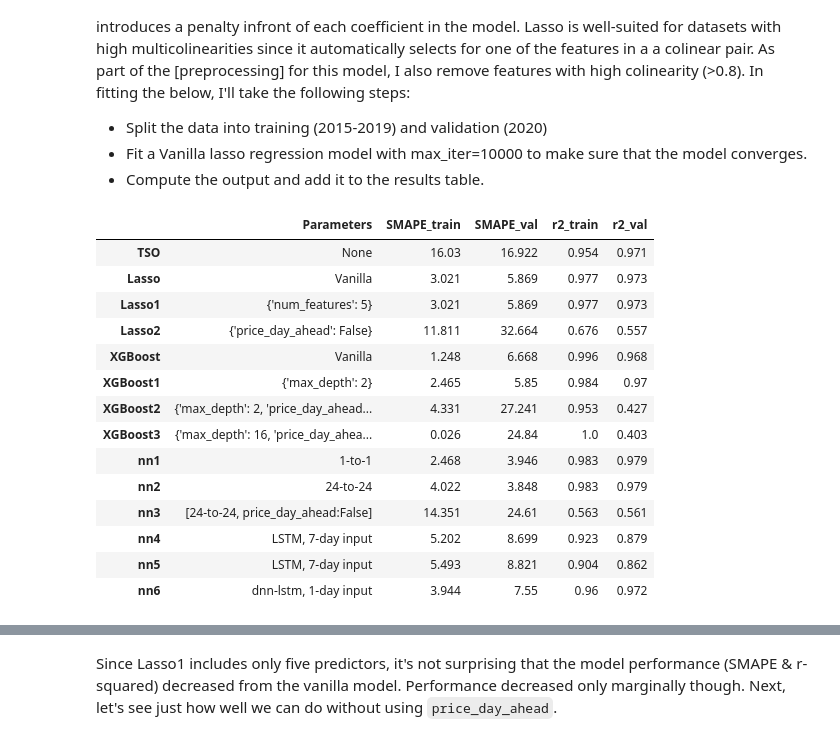
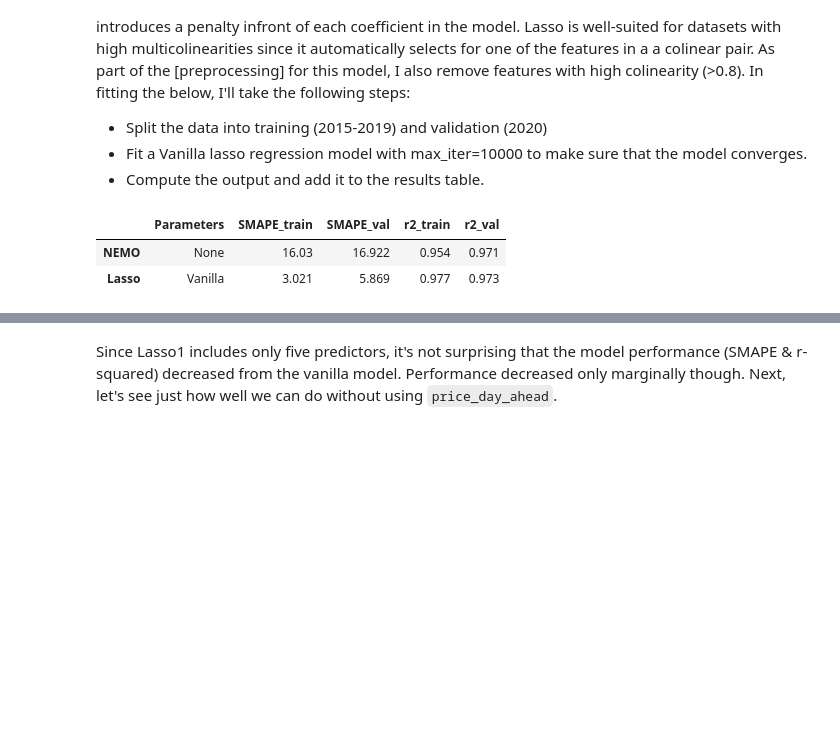
Before and after one commit to EvanHolder/Predicting-Energy-Markets-in-Spain, a Jupyter notebook: notebooks/capstone.ipynb, the cells around one changed output, grey strips where cells are left out. Drawn from its saved outputs; the diff is of its cells as text; code cells hidden in the pictures; blank space fills up the shorter version.

```diff
--- a/notebooks/capstone.ipynb
+++ b/notebooks/capstone.ipynb
@@ -227,7 +232,7 @@ Add TSO (price_day_ahead) as benchmark prediction to beat
 # %%
 # Benchmark results
-TSO_train = df_lag.loc[:'2019', 'price_day_ahead']
-TSO_val = df_lag.loc['2020', 'price_day_ahead']
+NEMO_train = df_lag.loc[:'2019', 'price_day_ahead']
+NEMO_val = df_lag.loc['2020', 'price_day_ahead']
 
 actual_train = df_lag.loc[:'2019', 'price_actual']
 actual_val = df_lag.loc['2020', 'price_actual']
@@ -235,11 +240,11 @@ actual_val = df_lag.loc['2020', 'price_actual']
 # Create dataframe
 results_actual = pd.DataFrame(index=['Parameters','SMAPE_train', 'SMAPE_val', 'r2_train', 'r2_val'])
 
-# Add the baseline TSO predictions
-results_actual['TSO'] = ['None',
-                                    round(sMAPE(actual_train, TSO_train), 3),
-                                    round(sMAPE(actual_val, TSO_val), 3),
-                                    round(r2(actual_train, TSO_train), 3),
-                                    round(r2(actual_val, TSO_val),3)]
+# Add the baseline NEMO predictions
+results_actual['NEMO'] = ['None',
+                                    round(sMAPE(actual_train, NEMO_train), 3),
+                                    round(sMAPE(actual_val, NEMO_val), 3),
+                                    round(r2(actual_train, NEMO_train), 3),
+                                    round(r2(actual_val, NEMO_val),3)]
 results_actual
 # %% [output]
@@ -274,7 +279,8 @@ nn6 = keras.models.load_model('../models/nn6', custom_objects={'SMAPE':SMAPE})
 
 
 results_actual['Lasso'] = compute_metrics(lasso, 'Vanilla', (X_train, y_train), (X_val, y_val))
-results_actual['Lasso1'] = compute_metrics(lasso, {'num_features':5}, (X_train, y_train), (X_val, y_val))
+train_cols = ['humidities_bilbao_lag', 'oil_lag', 'renewable_lag', 'waste_lag', 'price_day_ahead']
+results_actual['Lasso1'] = compute_metrics(lasso1, {'num_features':5}, (X_train[train_cols], y_train), (X_val[train_cols], y_val))
 X_train1, X_val1 = X_train.drop(columns='price_day_ahead'), X_val.drop(columns='price_day_ahead')
 results_actual['Lasso2'] = compute_metrics(lasso2, {'price_day_ahead':False}, (X_train1, y_train), (X_val1, y_val))
 X_train, y_train, X_val, y_val = split_data(df_xg, 2020, 'price_actual')
@@ -348,30 +354,23 @@ I'll start with a simple Lasso Regression.  Lasso Regression is really just a a
 # %%
 # Split the data
 X_train, y_train, X_val, y_val = split_data(df_lr, 2020, 'price_actual')
 
 # Instatiate and fit model on
-lasso = Lasso(max_iter=10000)
+lasso = Lasso(max_iter=10000, random_state=17)
 lasso.fit(X_train, y_train)
 
 # Add results of vanilla lasso to dataframe
 results_actual['Lasso'] = compute_metrics(lasso, 'Vanilla', (X_train, y_train), (X_val, y_val))
+
+# Save model
+with open('../models/Lasso.pickle', 'wb') as f:
+    pickle.dump(lasso, f)
+
 results_actual.T
 # %% [output]
 |  | Parameters | SMAPE_train | SMAPE_val | r2_train | r2_val |
-| TSO | None | 16.03 | 16.922 | 0.954 | 0.971 |
+| NEMO | None | 16.03 | 16.922 | 0.954 | 0.971 |
 | Lasso | Vanilla | 3.021 | 5.869 | 0.977 | 0.973 |
-| Lasso1 | {'num_features': 5} | 3.021 | 5.869 | 0.977 | 0.973 |
-| Lasso2 | {'price_day_ahead': False} | 11.811 | 32.664 | 0.676 | 0.557 |
-| XGBoost | Vanilla | 1.248 | 6.668 | 0.996 | 0.968 |
-| XGBoost1 | {'max_depth': 2} | 2.465 | 5.85 | 0.984 | 0.97 |
-| XGBoost2 | {'max_depth': 2, 'price_day_ahead... | 4.331 | 27.241 | 0.953 | 0.427 |
-| XGBoost3 | {'max_depth': 16, 'price_day_ahea... | 0.026 | 24.84 | 1.0 | 0.403 |
-| nn1 | 1-to-1 | 2.468 | 3.946 | 0.983 | 0.979 |
-| nn2 | 24-to-24 | 4.022 | 3.848 | 0.983 | 0.979 |
-| nn3 | [24-to-24, price_day_ahead:False] | 14.351 | 24.61 | 0.563 | 0.561 |
-| nn4 | LSTM, 7-day input | 5.202 | 8.699 | 0.923 | 0.879 |
-| nn5 | LSTM, 7-day input | 5.493 | 8.821 | 0.904 | 0.862 |
-| nn6 | dnn-lstm, 1-day input | 3.944 | 7.55 | 0.96 | 0.972 |
 # %%
 with open('../models/lasso_vanilla.pickle', 'rb') as file:
     lasso_test = pickle.load(file)
```
Also changed, not shown: parts of 41 cells of this notebook.
